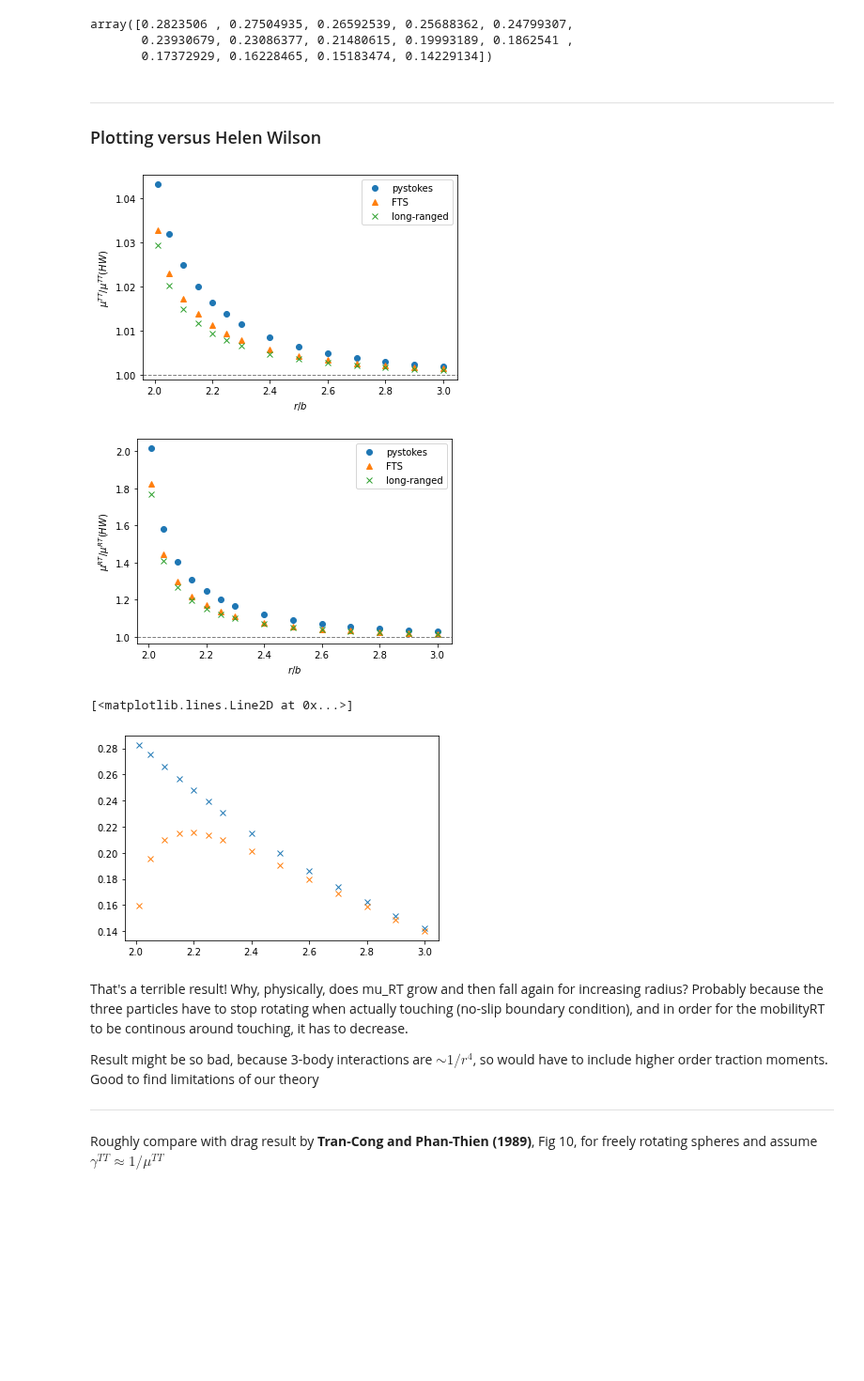
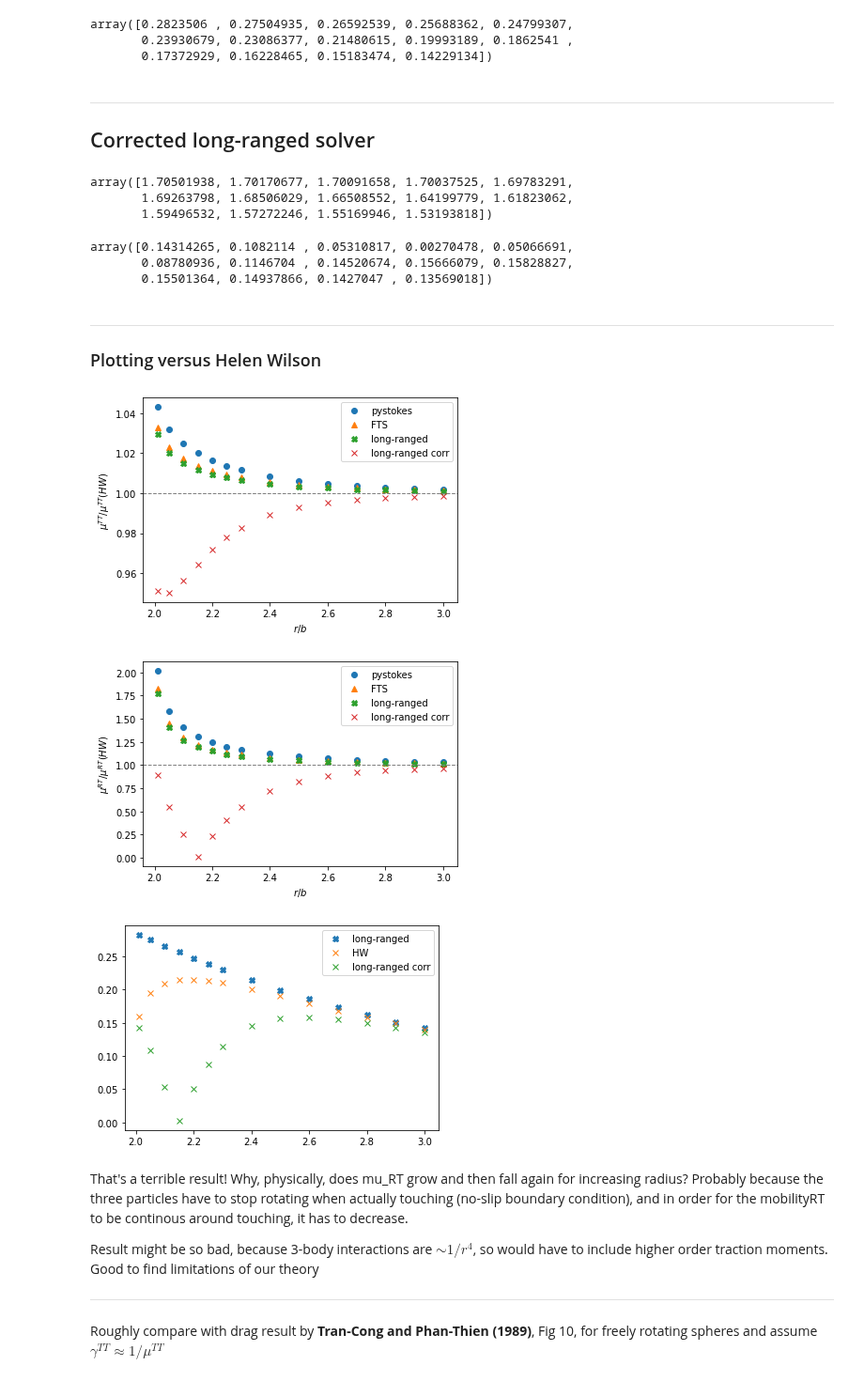
Before and after one commit to rajeshrinet/pystokes, a Jupyter notebook: examples/test-gt/3particles.ipynb, the cells around one changed output. Shown at 94% size. Saved outputs shown, nothing was run; the diff lists cells and outputs as text; code cells hidden in the pictures; blank space fills up the shorter version.

```diff
--- a/examples/test-gt/3particles.ipynb
+++ b/examples/test-gt/3particles.ipynb
@@ -692,3 +760,7 @@ muRT_ls
 array([0.2823506 , 0.27504935, 0.26592539, 0.25688362, 0.24799307,
        0.23930679, 0.23086377, 0.21480615, 0.19993189, 0.1862541 ,
        0.17372929, 0.16228465, 0.15183474, 0.14229134])
+# %% [markdown]
+__________
+
+## Corrected long-ranged solver
@@ -695,3 +812,15 @@ array([0.2823506 , 0.27504935, 0.26592539, 0.25688362, 0.24799307,
+# %%
+muTT_ky
+# %% [output]
+array([1.70501938, 1.70170677, 1.70091658, 1.70037525, 1.69783291,
+       1.69263798, 1.68506029, 1.66508552, 1.64199779, 1.61823062,
+       1.59496532, 1.57272246, 1.55169946, 1.53193818])
+# %%
+muRT_ky
+# %% [output]
+array([0.14314265, 0.1082114 , 0.05310817, 0.00270478, 0.05066691,
+       0.08780936, 0.1146704 , 0.14520674, 0.15666079, 0.15828827,
+       0.15501364, 0.14937866, 0.1427047 , 0.13569018])
 # %% [markdown]
 ________
 
@@ -699,31 +828,35 @@ ________
 # %%
 plt.plot(rHW, muTT_pstk/muTT_HW, label='pystokes', marker='o', linestyle="None")
 plt.plot(rHW, muTT_FTS/muTT_HW, label='FTS', marker='^', linestyle="None")
-plt.plot(rHW, muTT_ls/muTT_HW, label='long-ranged', marker='x', linestyle="None")
+plt.plot(rHW, muTT_ls/muTT_HW, label='long-ranged', marker='X', linestyle="None")
+plt.plot(rHW, muTT_ky/muTT_HW, label='long-ranged corr', marker='x', linestyle="None")
 plt.axhline(y=1., color='grey', linestyle='--', linewidth=1)
 plt.xlabel('$r/b$')
 plt.ylabel('$\mu^{TT}/\mu^{TT}(HW)$')
 plt.legend()
 plt.show()
 # %% [output]
-[figure, old version]
+[figure, new version]
 # %%
 plt.plot(rHW, muRT_pstk/muRT_HW, label='pystokes', marker='o', linestyle="None")
 plt.plot(rHW, muRT_FTS/muRT_HW, label='FTS', marker='^', linestyle="None")
-plt.plot(rHW, muRT_ls/muRT_HW, label='long-ranged', marker='x', linestyle="None")
+plt.plot(rHW, muRT_ls/muRT_HW, label='long-ranged', marker='X', linestyle="None")
+plt.plot(rHW, muRT_ky/muRT_HW, label='long-ranged corr', marker='x', linestyle="None")
 plt.axhline(y=1., color='grey', linestyle='--', linewidth=1)
 plt.xlabel('$r/b$')
 plt.ylabel('$\mu^{RT}/\mu^{RT}(HW)$')
 plt.legend()
 plt.show()
 # %% [output]
-[figure, old version]
+[figure, new version]
 # %%
-plt.plot(rHW, muRT_ls, label='long-ranged', marker='x', linestyle="None")
+plt.plot(rHW, muRT_ls, label='long-ranged', marker='X', linestyle="None")
 plt.plot(rHW, muRT_HW, label='HW', marker='x', linestyle="None")
+plt.plot(rHW, muRT_ky, label='long-ranged corr', marker='x', linestyle="None")
+plt.legend()
+plt.show()
 # %% [output]
-[<matplotlib.lines.Line2D at 0x...>]
-[figure, old version]
+[figure, new version]
 # %% [markdown]
 That's a terrible result! Why, physically, does mu_RT grow and then fall again for increasing radius? Probably because the three particles have to stop rotating when actually touching (no-slip boundary condition), and in order for the mobilityRT to be continous around touching, it has to decrease.
 
```
Also changed, not shown: parts of 5 cells of this notebook, 5 other files.
